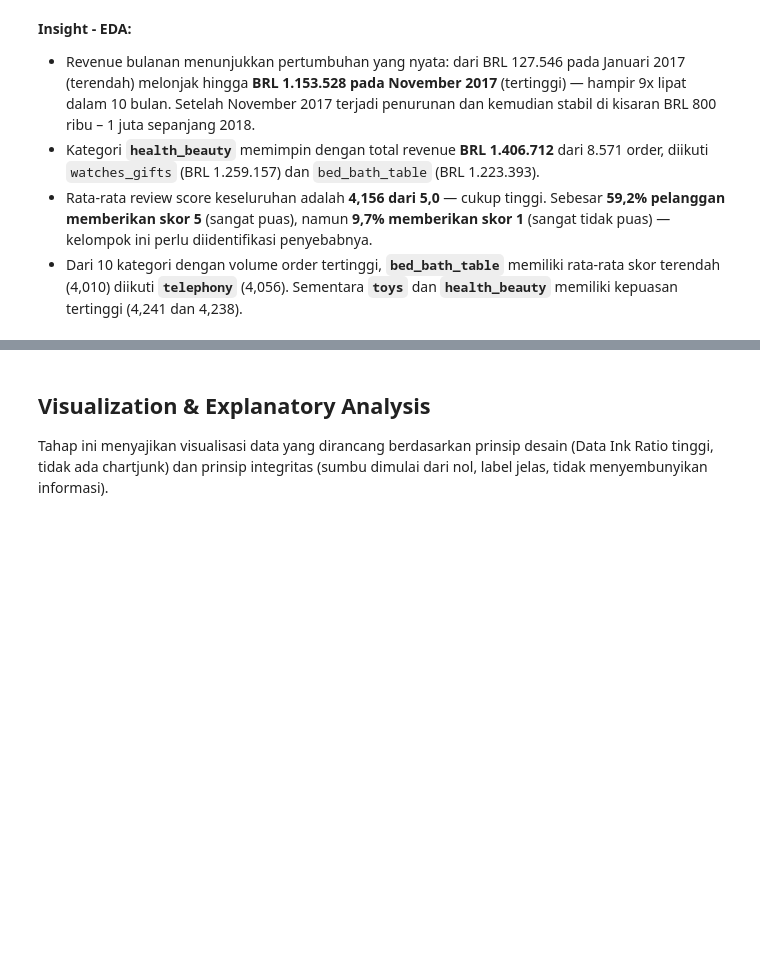
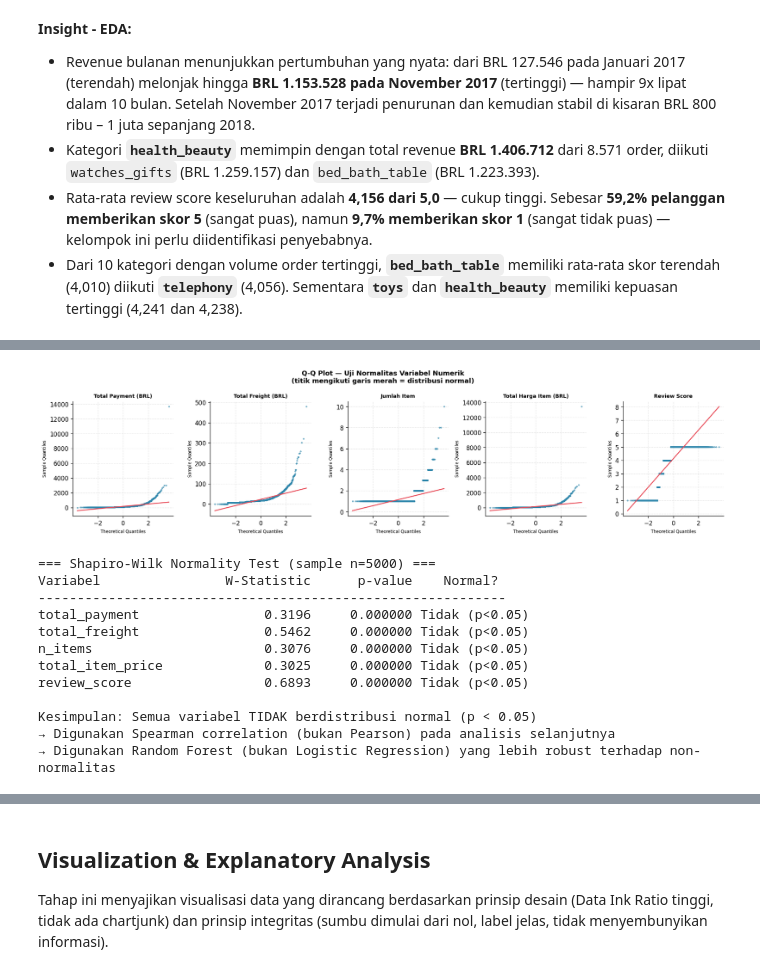
Before and after one commit to ulumlab/brazilian-ecommerce-analysis, a Jupyter notebook: notebook.ipynb, the cells around one changed output, grey strips where cells are left out. Drawn from its saved outputs; the diff is of its cells as text; code cells hidden in the pictures; blank space fills up the shorter version.

```diff
--- a/notebook.ipynb
+++ b/notebook.ipynb
@@ -828,0 +946,53 @@ Rata-rata review score per kategori (urutan terendah ke tertinggi):
+# %%
+# [CODE CELL 27]
+from scipy import stats
+
+# Q-Q Plot untuk visualisasi normalitas
+fig, axes = plt.subplots(1, 5, figsize=(16, 4))
+fig.suptitle('Q-Q Plot — Uji Normalitas Variabel Numerik\n(titik mengikuti garis merah = distribusi normal)',
+             fontsize=11, fontweight='bold')
+
+for idx, col in enumerate(num_cols):
+    ax = axes[idx]
+    data = df_main[col].dropna()
+    # Sample untuk Shapiro-Wilk (max 5000)
+    sample = data.sample(min(5000, len(data)), random_state=42)
+    stats.probplot(sample, dist='norm', plot=ax)
+    ax.get_lines()[0].set(color='#2E86AB', markersize=2, alpha=0.5)
+    ax.get_lines()[1].set(color='#E84855', linewidth=1.5)
+    ax.set_title(col_labels[col], fontsize=8.5, fontweight='bold')
+    ax.set_xlabel('Theoretical Quantiles', fontsize=7)
+    ax.set_ylabel('Sample Quantiles', fontsize=7)
+    ax.spines['top'].set_visible(False)
+    ax.spines['right'].set_visible(False)
+
+plt.tight_layout()
+plt.savefig('viz_qqplot.png', dpi=150, bbox_inches='tight')
+plt.show()
+
+# Shapiro-Wilk Test (sample 5000 — Shapiro butuh n <= 5000)
+print('=== Shapiro-Wilk Normality Test (sample n=5000) ===')
+print(f'{"Variabel":<22} {"W-Statistic":>12} {"p-value":>12} {"Normal?":>10}')
+print('-' * 60)
+for col in num_cols:
+    data = df_main[col].dropna().sample(min(5000, len(df_main[col].dropna())), random_state=42)
+    w_stat, p_val = stats.shapiro(data)
+    is_normal = 'Ya (p>0.05)' if p_val > 0.05 else 'Tidak (p<0.05)'
+    print(f'{col:<22} {w_stat:>12.4f} {p_val:>12.6f} {is_normal:>10}')
+print('\nKesimpulan: Semua variabel TIDAK berdistribusi normal (p < 0.05)')
+print('→ Digunakan Spearman correlation (bukan Pearson) pada analisis selanjutnya')
+print('→ Digunakan Random Forest (bukan Logistic Regression) yang lebih robust terhadap non-normalitas')
+# %% [output]
+[figure, added]
+=== Shapiro-Wilk Normality Test (sample n=5000) ===
+Variabel                W-Statistic      p-value    Normal?
+------------------------------------------------------------
+total_payment                0.3196     0.000000 Tidak (p<0.05)
+total_freight                0.5462     0.000000 Tidak (p<0.05)
+n_items                      0.3076     0.000000 Tidak (p<0.05)
+total_item_price             0.3025     0.000000 Tidak (p<0.05)
+review_score                 0.6893     0.000000 Tidak (p<0.05)
+
+Kesimpulan: Semua variabel TIDAK berdistribusi normal (p < 0.05)
+→ Digunakan Spearman correlation (bukan Pearson) pada analisis selanjutnya
+→ Digunakan Random Forest (bukan Logistic Regression) yang lebih robust terhadap non-normalitas
```
Also changed, not shown: parts of 64 cells of this notebook, 2 other files.
